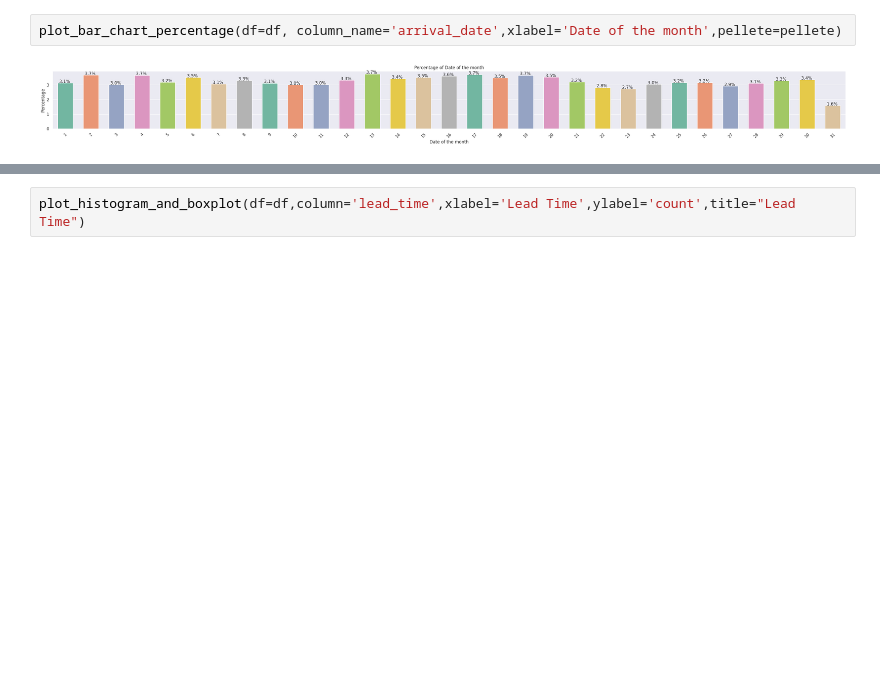
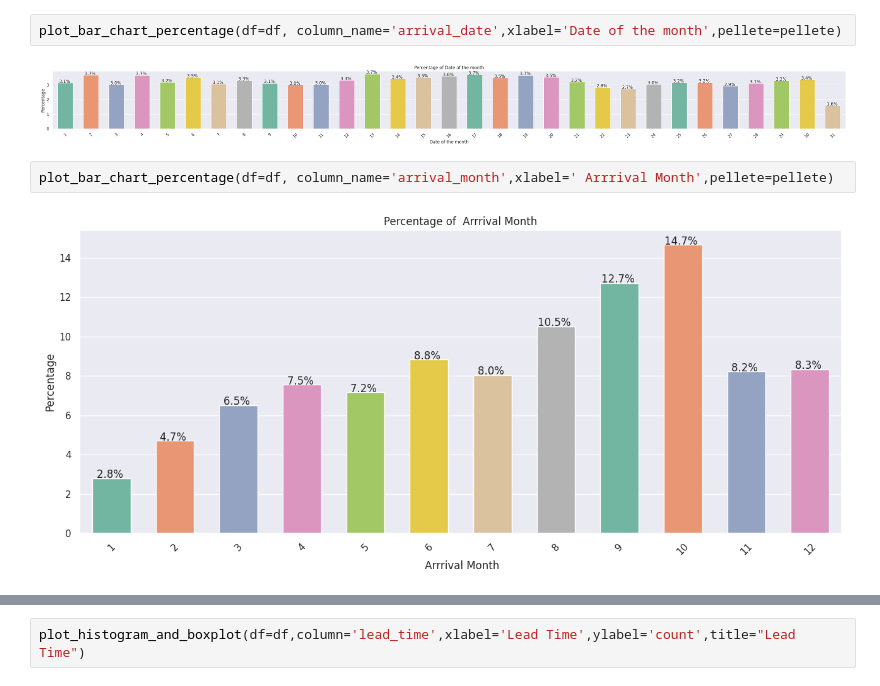
Before and after one commit to Rajesh2015/inn-hotels-bookings, a Jupyter notebook: inn_hotel_bookings_solution.ipynb, the cells around one changed output, grey strips where cells are left out. Saved outputs shown, nothing was run; the diff lists cells and outputs as text; blank space fills up the shorter version.

Commit message:
Univarite plots are added

```diff
--- a/inn_hotel_bookings_solution.ipynb
+++ b/inn_hotel_bookings_solution.ipynb
@@ -558,3 +548,7 @@ plot_bar_chart_percentage(df=df, column_name='required_car_parking_space',xlabel
 plot_bar_chart_percentage(df=df, column_name='arrival_date',xlabel='Date of the month',pellete=pellete)
 # %% [output]
 [figure]
+# %%
+plot_bar_chart_percentage(df=df, column_name='arrival_month',xlabel=' Arrrival Month',pellete=pellete)
+# %% [output]
+[figure, added]
```
Also changed, not shown: parts of 13 cells of this notebook.
